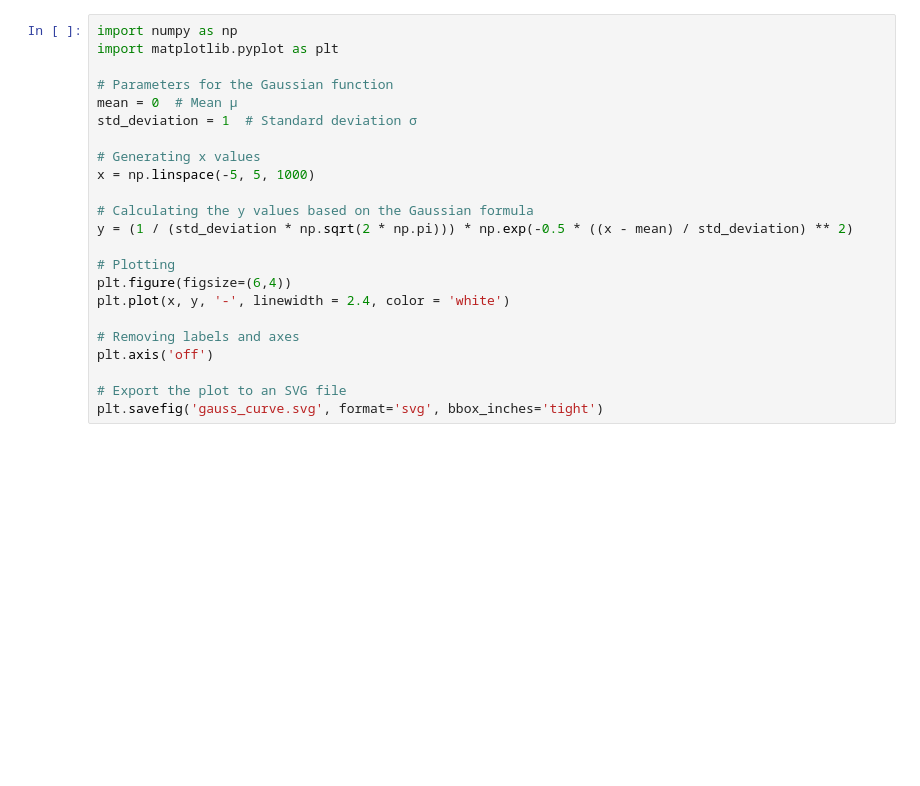
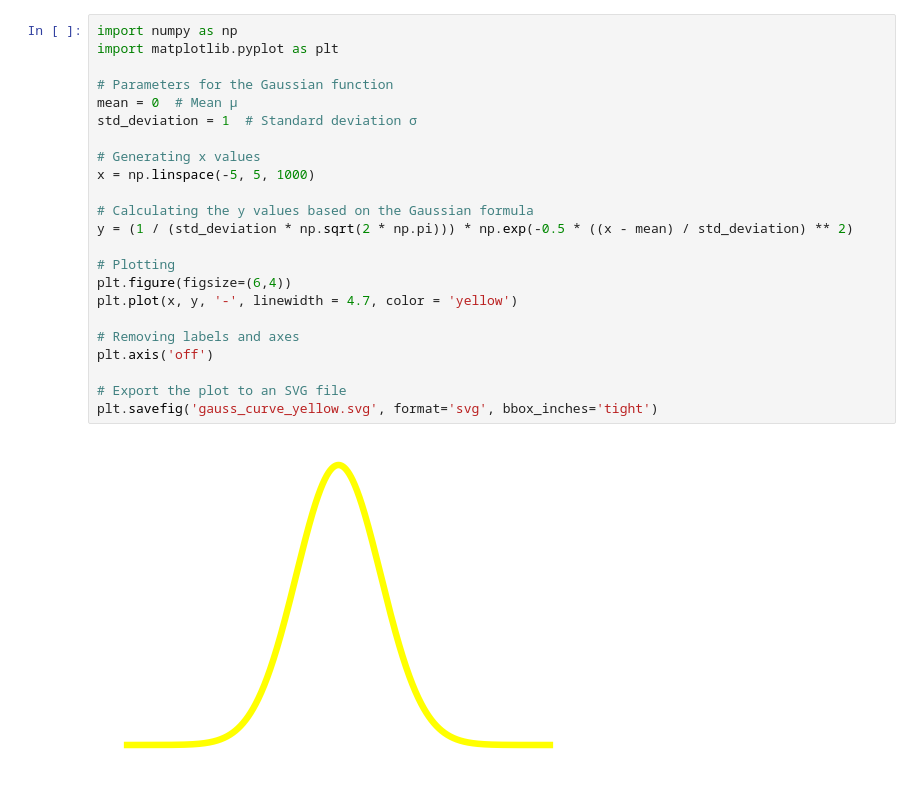
Before and after one commit to TobsTha/BA_code, a Jupyter notebook: Graphics/Gauss/gauss.ipynb, the cells around one changed output. Drawn from its saved outputs; the diff is of its cells as text.

```diff
--- a/Graphics/Gauss/gauss.ipynb
+++ b/Graphics/Gauss/gauss.ipynb
@@ -1,28 +1,28 @@
 # %%
 import numpy as np
 import matplotlib.pyplot as plt
 
 # Parameters for the Gaussian function
 mean = 0  # Mean µ
 std_deviation = 1  # Standard deviation σ
 
 # Generating x values
 x = np.linspace(-5, 5, 1000)
 
 # Calculating the y values based on the Gaussian formula
 y = (1 / (std_deviation * np.sqrt(2 * np.pi))) * np.exp(-0.5 * ((x - mean) / std_deviation) ** 2)
 
 # Plotting
 plt.figure(figsize=(6,4))
-plt.plot(x, y, '-', linewidth = 2.4, color = 'white')
+plt.plot(x, y, '-', linewidth = 4.7, color = 'yellow')
 
 # Removing labels and axes
 plt.axis('off')
 
 # Export the plot to an SVG file
-plt.savefig('gauss_curve.svg', format='svg', bbox_inches='tight')
+plt.savefig('gauss_curve_yellow.svg', format='svg', bbox_inches='tight')
 # %% [output]
-[figure, old version]
+[figure, new version]
 # %%
 
 # Parameters for the Gaussian function
```
Also changed, not shown: parts of 1 cell of this notebook, 7 other files.
